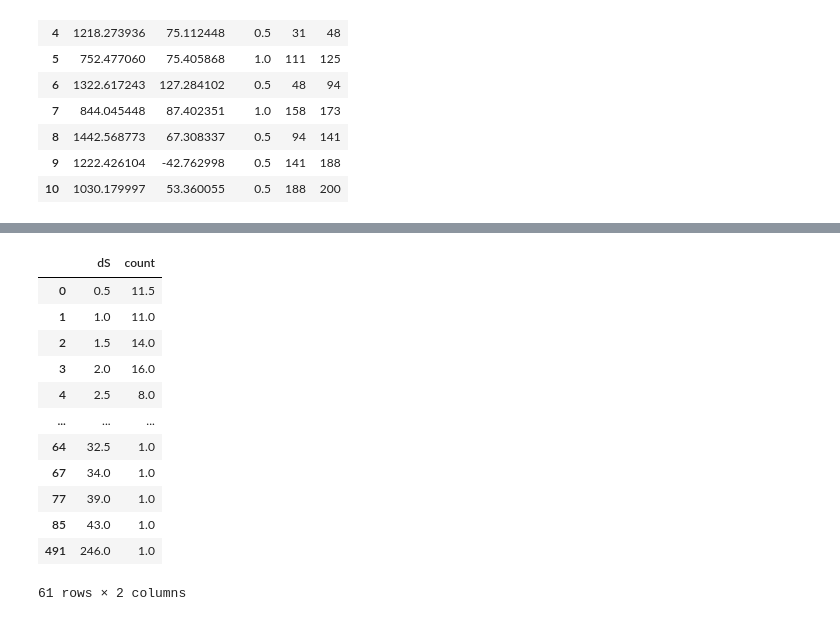
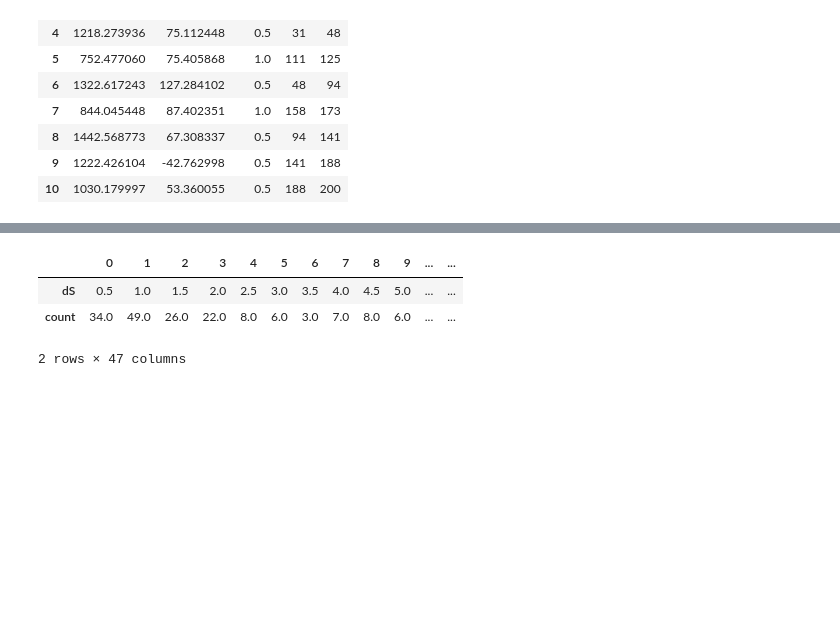
Before and after one commit to dmkeijzer/RBDOWigeon-paper, a Jupyter notebook: structures/NewBox.ipynb, the cells around one changed output, grey strips where cells are left out. Drawn from its saved outputs; the diff is of its cells as text; code cells hidden in the pictures; blank space fills up the shorter version.

```diff
--- a/structures/NewBox.ipynb
+++ b/structures/NewBox.ipynb
@@ -374,9 +374,9 @@ class Fatigue:
             turbulence = np.sum(np.sin(2*np.pi * t / np.arange(0.1/3600, 10/3600, 0.1/3600)))
             taxi = np.sum(np.sin(2*np.pi * t / np.arange(0.05/3600, 1/3600, 0.05/3600)))
             if t < tg or t > self.tAir + tg:
-                gag.append(self.Sg + taxi)
+                gag.append(self.Sg + (taxi if tg > t > 0.5 * tg or self.tAir + tg < t < self.tAir + 1.5 * tg else 0))
             elif tg + 0.5 <= t <= self.tAir + tg - 0.5:
-                gag.append(self.Scr + acoustic + turbulence)
+                gag.append(self.Scr + acoustic + (turbulence if tg + 1 > t or t > self.tAir + tg - 1 else 0))
             else:
                 gag.append(self.Sto + acoustic + turbulence)
         self.cyc = np.array(gag)
@@ -397,16 +397,7 @@ sns.lineplot(x=t, y=y)
 # %%
-fatigue.getCycles()
+fatigue.getCycles().transpose()
 # %% [output]
-|  | dS | count |
-| 0 | 0.5 | 11.5 |
-| 1 | 1.0 | 11.0 |
-| 2 | 1.5 | 14.0 |
-| 3 | 2.0 | 16.0 |
-| 4 | 2.5 | 8.0 |
-| ... | ... | ... |
-| 64 | 32.5 | 1.0 |
-| 67 | 34.0 | 1.0 |
-| 77 | 39.0 | 1.0 |
-| 85 | 43.0 | 1.0 |
-| 491 | 246.0 | 1.0 |
+|  | 0 | 1 | 2 | 3 | 4 | 5 | 6 | 7 | 8 | 9 | ... | ... |
+| dS | 0.5 | 1.0 | 1.5 | 2.0 | 2.5 | 3.0 | 3.5 | 4.0 | 4.5 | 5.0 | ... | ... |
+| count | 34.0 | 49.0 | 26.0 | 22.0 | 8.0 | 6.0 | 3.0 | 7.0 | 8.0 | 6.0 | ... | ... |
-61 rows × 2 columns
+2 rows × 47 columns
```
Also changed, not shown: parts of 1 cell of this notebook.
